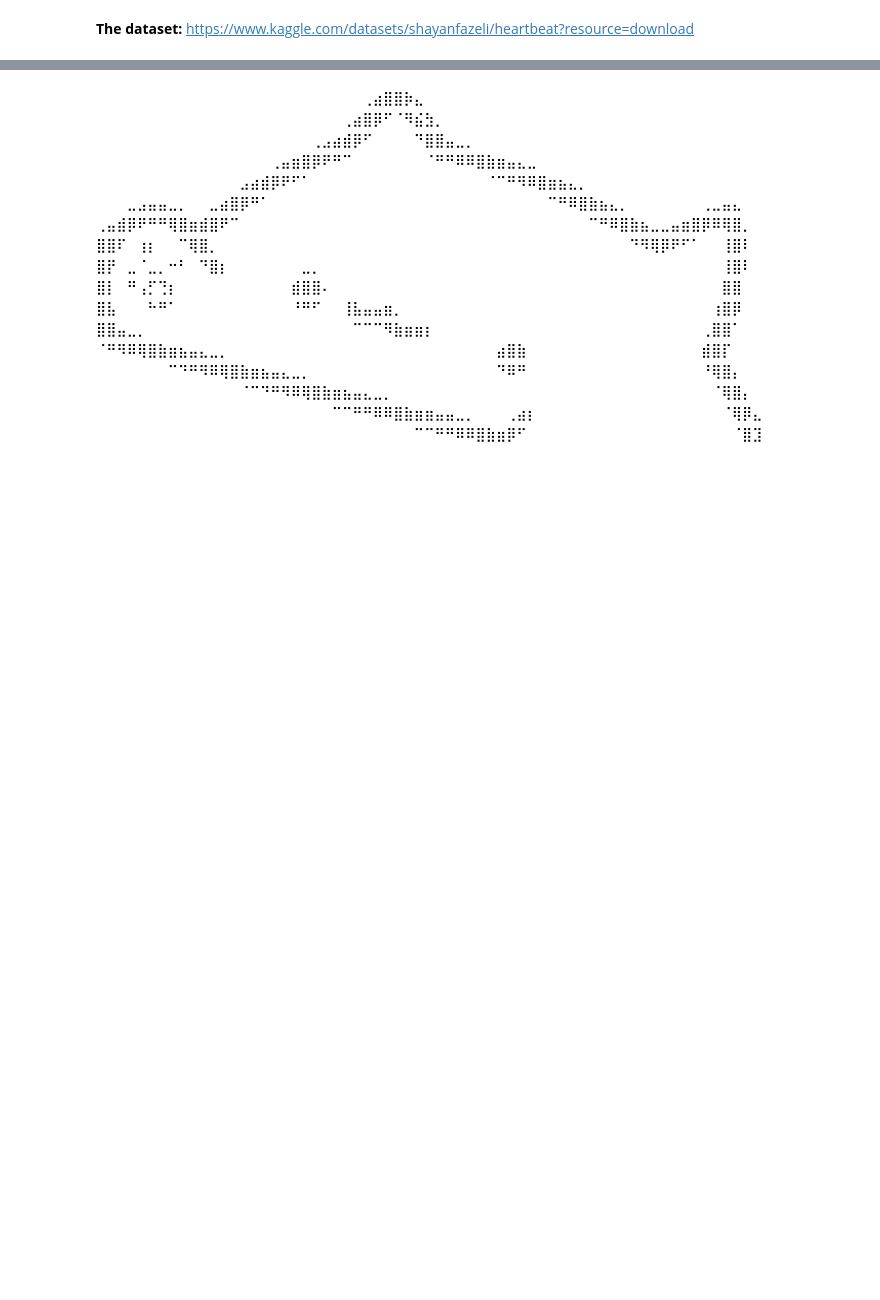
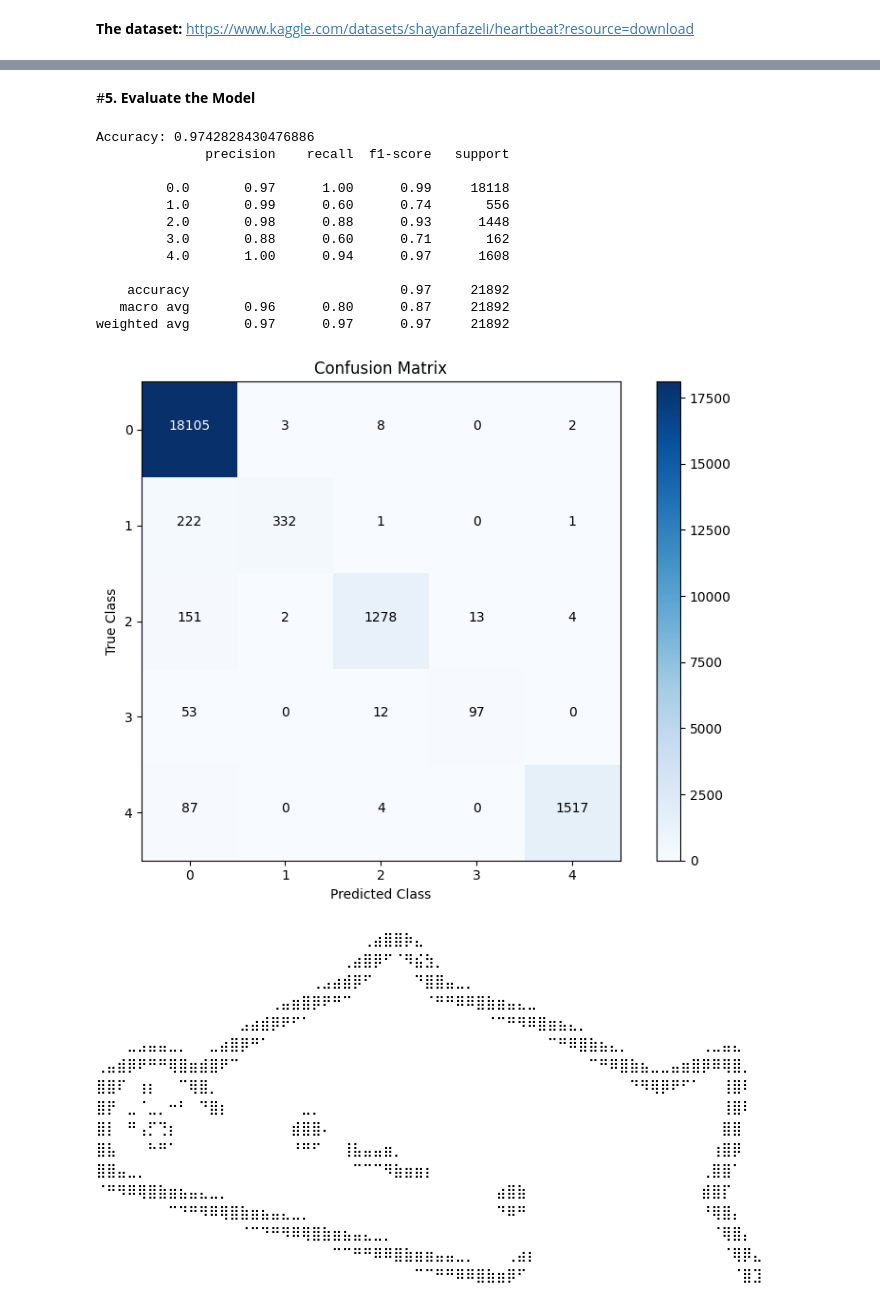
Before and after one commit to Xernnn/mlmed2024, a Jupyter notebook: prac1/mlmed_practical1.ipynb, the cells around one changed output, grey strips where cells are left out. Saved outputs shown, nothing was run; the diff lists cells and outputs as text; code cells hidden in the pictures; blank space fills up the shorter version.

```diff
--- a/prac1/mlmed_practical1.ipynb
+++ b/prac1/mlmed_practical1.ipynb
@@ -43,3 +59,60 @@ Like I don't actually know how to do this so here's a cat instead.
+# %%
+from sklearn.ensemble import RandomForestClassifier
+
+def train_model(x_train, y_train):
+    model = RandomForestClassifier(n_estimators=100, random_state=1)
+    model.fit(x_train, y_train)
+    return model
+
+model = train_model(x_train, y_train)
+# %% [markdown]
+#**5. Evaluate the Model**
+# %%
+from sklearn.metrics import accuracy_score, classification_report, confusion_matrix
+
+def evaluate_model(model, x_test, y_test):
+    y_pred = model.predict(x_test)
+    accuracy = accuracy_score(y_test, y_pred)
+    print("Accuracy:", accuracy)
+    print(classification_report(y_test, y_pred))
+    return y_pred
+
+def plot_confusion_matrix(y_test, y_pred, class_names):
+    cm = confusion_matrix(y_test, y_pred)
+    plt.figure(figsize=(8, 6))
+    plt.imshow(cm, interpolation='nearest', cmap=plt.cm.Blues)
+    plt.title('Confusion Matrix')
+    plt.colorbar()
+    tick_marks = np.arange(len(class_names))
+    plt.xticks(tick_marks, class_names)
+    plt.yticks(tick_marks, class_names)
+    plt.xlabel('Predicted Class')
+    plt.ylabel('True Class')
+
+    thresh = cm.max() / 2.
+    for i, j in np.ndindex(cm.shape):
+        plt.text(j, i, format(cm[i, j], 'd'),
+                 horizontalalignment="center",
+                 color="white" if cm[i, j] > thresh else "black")
+    plt.tight_layout()
+    plt.show()
+
+y_pred = evaluate_model(model, x_test, y_test)
+plot_confusion_matrix(y_test, y_pred, class_names=[0, 1, 2, 3, 4])
+# %% [output]
+Accuracy: 0.9742828430476886
+              precision    recall  f1-score   support
+
+         0.0       0.97      1.00      0.99     18118
+         1.0       0.99      0.60      0.74       556
+         2.0       0.98      0.88      0.93      1448
+         3.0       0.88      0.60      0.71       162
+         4.0       1.00      0.94      0.97      1608
+
+    accuracy                           0.97     21892
+   macro avg       0.96      0.80      0.87     21892
+weighted avg       0.97      0.97      0.97     21892
+[figure, added]
 # %% [markdown]
 ⠀⠀⠀⠀⠀⠀⠀⠀⠀⠀⠀⠀⠀⠀⠀⠀⠀⠀⠀⠀⠀⠀⠀⠀⠀⠀⢀⣴⣿⣿⡷⣄⠀⠀⠀⠀⠀⠀⠀⠀⠀⠀⠀⠀⠀⠀⠀⠀⠀⠀⠀⠀⠀⠀⠀⠀⠀⠀⠀⠀⠀⠀⠀⠀⠀
 ⠀⠀⠀⠀⠀⠀⠀⠀⠀⠀⠀⠀⠀⠀⠀⠀⠀⠀⠀⠀⠀⠀⠀⠀⢀⣴⣿⡿⠋⠈⠻⣮⣳⡀⠀⠀⠀⠀⠀⠀⠀⠀⠀⠀⠀⠀⠀⠀⠀⠀⠀⠀⠀⠀⠀⠀⠀⠀⠀⠀⠀⠀⠀⠀⠀
```
Also changed, not shown: parts of 12 cells of this notebook, 8 other files.
